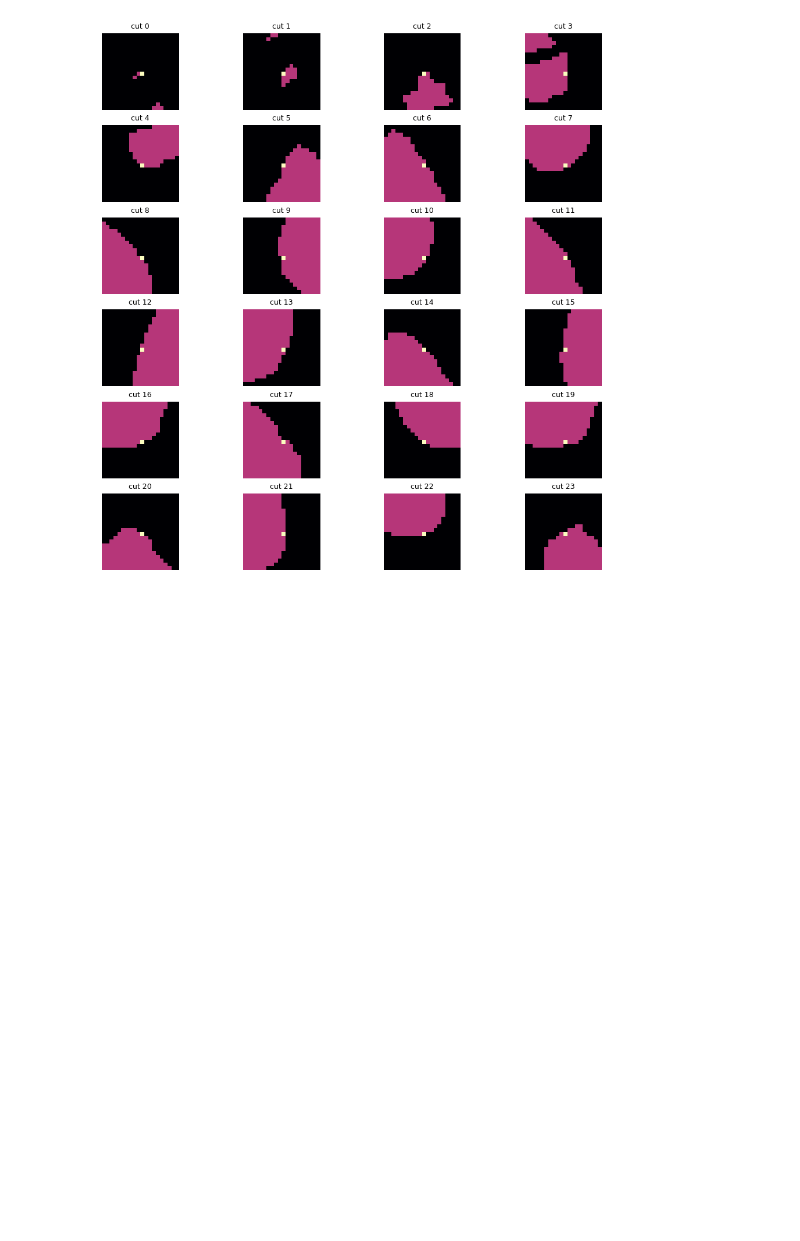
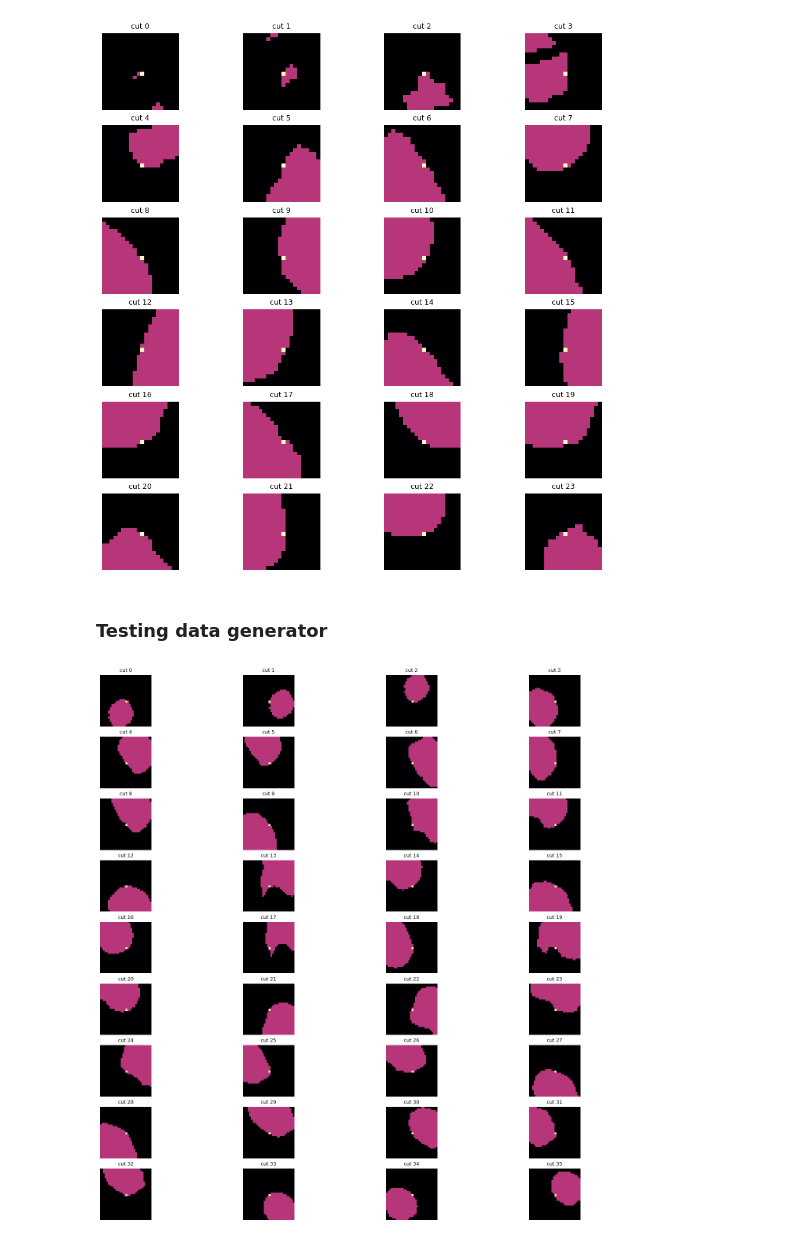
Before and after one commit to kuko6/click-correction, a Jupyter notebook: notebooks/active_learning.ipynb, the cells around one changed output. Saved outputs shown, nothing was run; the diff lists cells and outputs as text; code cells hidden in the pictures; blank space fills up the shorter version.

```diff
--- a/notebooks/active_learning.ipynb
+++ b/notebooks/active_learning.ipynb
@@ -304,3 +308,5 @@ plot_cuts(cc)
 # %% [output]
 6
 [figure]
+# %% [markdown]
+### Testing data generator
@@ -306,0 +315,20 @@ plot_cuts(cc)
+# %%
+data = CorrectionMRIDataset(
+    seg_list[:4],
+    (40, 256, 256),
+    clicks = {
+        'num': 3,
+        'dst': 10
+    },
+    cuts = {
+        'num': np.inf,
+        'size': 32,
+        'random': False,
+    },
+    errors=False
+)
+cuts = data[0]
+# %%
+plot_cuts(cuts)
+# %% [output]
+[figure, added]
```
Also changed, not shown: parts of 18 cells of this notebook, 3 other files.
